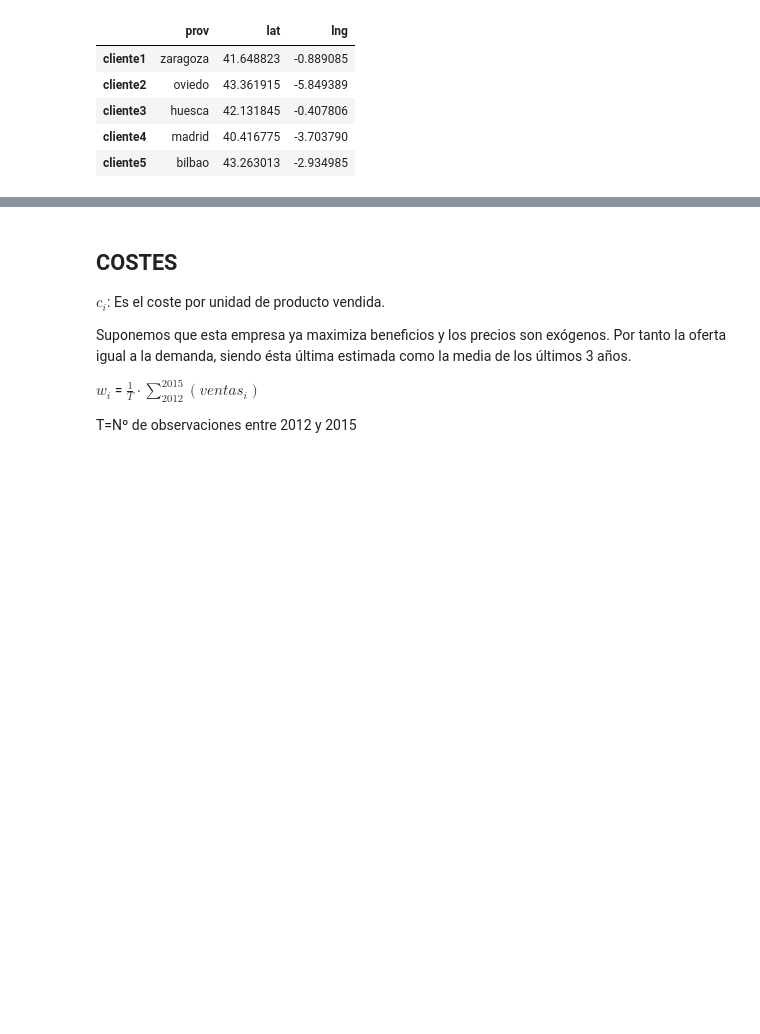
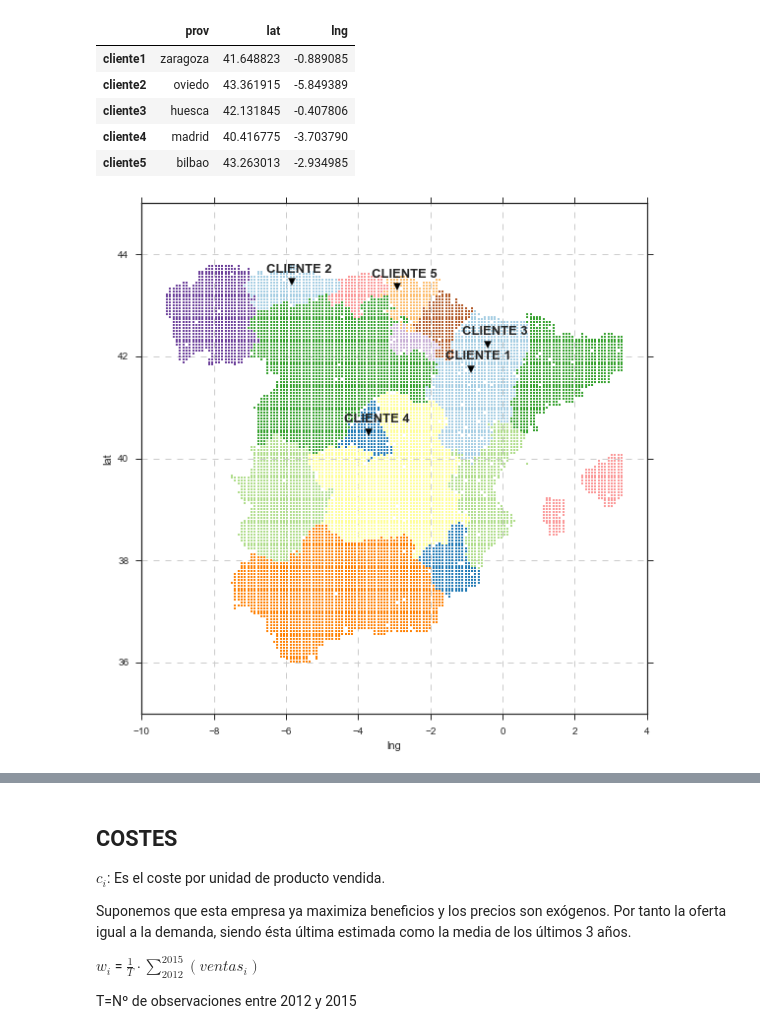
Before and after one commit to fagan2888/SIAD, a Jupyter notebook: Trabajo Grupo/mapa.ipynb, the cells around one changed output, grey strips where cells are left out. Cells and saved outputs as stored; diff of their text form; code cells hidden in the pictures; blank space fills up the shorter version.

```diff
--- a/Trabajo Grupo/mapa.ipynb
+++ b/Trabajo Grupo/mapa.ipynb
@@ -155,3 +174,41 @@ data_clientes
 | cliente3 | huesca | 42.131845 | -0.407806 |
 | cliente4 | madrid | 40.416775 | -3.703790 |
 | cliente5 | bilbao | 43.263013 | -2.934985 |
+# %%
+# MAPA
+plt.figure(figsize=(8,8))
+ax = plt.subplot(1,1,1)
+
+color = sns.color_palette("Paired", 17)
+
+n_color = list(map(int,'9  7 15 14 12 16 10  1  6  8 11 13  0  2  3  4  5'.split()))
+
+# TERRITORIO
+for i, region in enumerate(spain_xys[spain_xys.pais == 'ES'].ca.unique()):
+    i = n_color[i]
+    spain_xys[spain_xys.ca == region].plot(kind='scatter',
+                                               x='lng',
+                                               y='lat',
+                                               alpha=1,
+                                               ax=ax,
+                                               color=color[i],
+                                               marker='s',
+                                               linewidths=.0,
+                                               s=5,
+                                              )
+# CLIENTES
+for i, (y, x) in enumerate(zip(data_clientes.lat.values, data_clientes.lng.values)):
+
+    plt.scatter(x, y*1.0025, color='black', marker='v', s=50)
+    plt.text(x - 0.7,
+             y + 0.3,
+             'CLIENTE %s' % (i+1), weight='bold', fontsize=13)
+
+
+plt.xlim(-10,4)
+ax.grid(True, linestyle='--')
+
+plt.tight_layout()
+plt.savefig('0.png', bbox_inches='tight')
+# %% [output]
+[figure, added]
```
Also changed, not shown: parts of 24 cells of this notebook, 4 other files.
